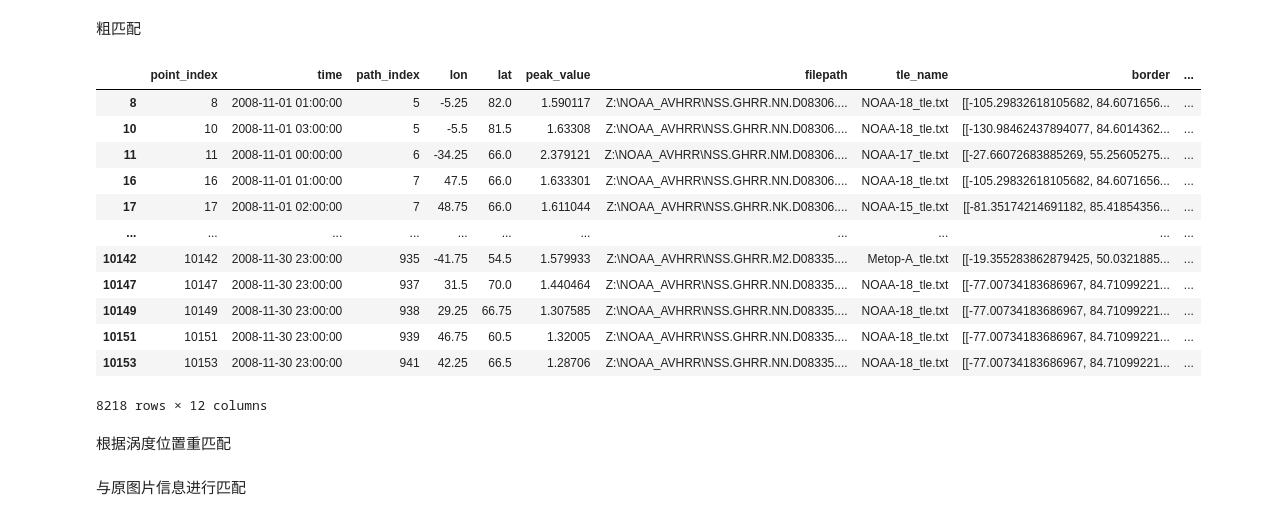
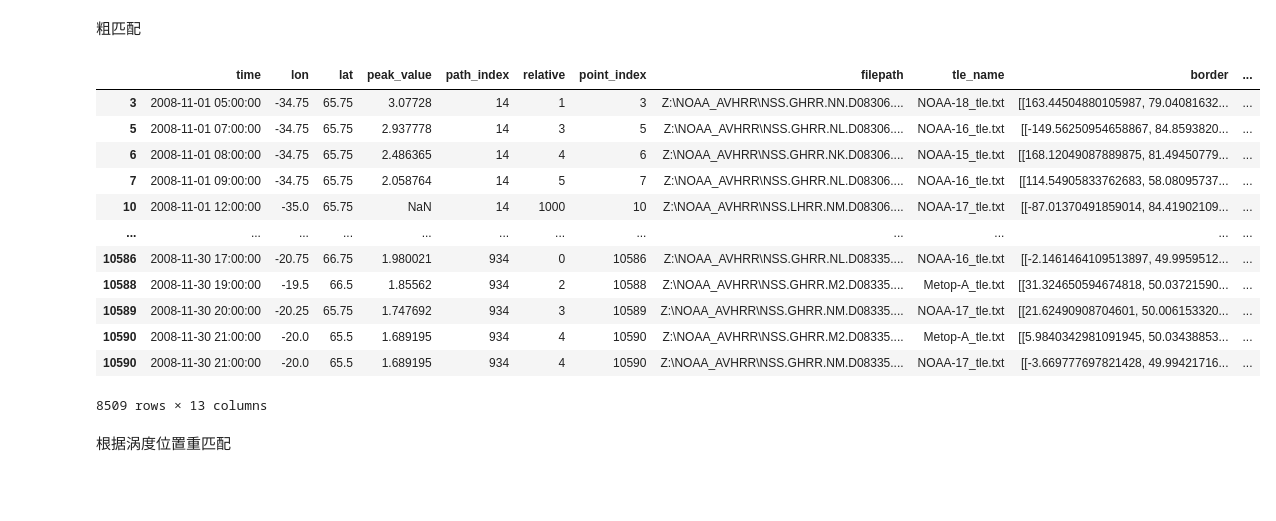
Before and after one commit to thebluewind/IMPMCT, a Jupyter notebook: AVHRR_matched.ipynb, the cells around one changed output. Cells and saved outputs as stored; diff of their text form; code cells hidden in the pictures; blank space fills up the shorter version.

```diff
--- a/AVHRR_matched.ipynb
+++ b/AVHRR_matched.ipynb
@@ -100,12 +102,9 @@ ERA5_tracks
 | 10153 | 2008-11-30 23:00:00 | 941 | 42.25 | 66.50 | 1.287060 |
 10154 rows × 5 columns
 # %%
-#选择六个时次以上的轨迹
-life_count = ERA5_tracks.value_counts('path_index').reset_index()
-ERA5_tracks = ERA5_tracks.loc[ERA5_tracks.path_index.isin(life_count.loc[life_count['count']>5,'path_index'])].copy()
 ERA5_tracks['split_path_index'] = ERA5_tracks['path_index'].values
 #分割距离较长的气旋路径
-threshold = 200#KM,当距离超过200KM时认为路径断开，这种情况常常因为涡旋区域的中心发生了改变，这样处理认为改变后的涡旋为新生涡旋，原涡旋为衰退涡旋
+threshold = 200#KM,当距离超过200KM时且涡度小于1.5时，认为路径断开，这种情况常常因为涡旋区域的中心发生了改变，这样处理认为改变后的涡旋为新生涡旋，原涡旋为衰退涡旋
 path_reindex = ERA5_tracks.path_index.max()+1
 new_track_record = []
 for path_index in tqdm(ERA5_tracks.path_index.unique()):
@@ -118,10 +117,12 @@ for path_index in tqdm(ERA5_tracks.path_index.unique()):
     for i in range(len(track_seg)-1):
         #第一段按照原来的Path_index
         temp_track = pick_track[track_seg[i]:track_seg[i+1]].copy()
-        if (i>0)&(temp_track.iloc[0].peak_value<2):
+        if (i>0)&(temp_track.iloc[0].peak_value<1.8):
             temp_track.split_path_index= path_reindex
             path_reindex += 1
         new_track_record.append(temp_track)
 #去除强度分割得到的中间path_index
-ERA5_tracks = pd.concat(new_track_record,axis=0)
-ERA5_tracks
+ERA5_tracks = pd.concat(new_track_record,axis=0).drop(columns=['path_index']).rename(columns={'split_path_index':'path_index'})
+#选择六个时次以上的轨迹
+life_count = ERA5_tracks.value_counts('path_index').reset_index()
+ERA5_tracks = ERA5_tracks.loc[ERA5_tracks.path_index.isin(life_count.loc[life_count['count']>5,'path_index'])].copy()
@@ -161,6 +164,7 @@ AVHRR_info#mean_time:所有50°N以上的平均扫描时间,border:扫描图像
 new = []
 for idx in tqdm(ERA5_tracks.path_index.unique()):
     single_track =ERA5_tracks.loc[ERA5_tracks.path_index==idx].copy().reset_index(drop=True)
+    single_track['relative'] = np.arange(len(single_track))
     start = pd.DataFrame(single_track.iloc[0]).T
     end = pd.DataFrame(single_track.iloc[-1]).T
     end_index = len(single_track)-1
@@ -252,25 +241,25 @@ def judge_match(candidate_track,AVHRR_info):
 # %%
 result  = []
 for idx in tqdm(range(len(ERA5_tracks)),desc='匹配中',position=1):
     candidate_track = ERA5_tracks.iloc[idx]
     temp = judge_match(ERA5_tracks.iloc[idx],AVHRR_info)
     result += temp
-result = pd.concat(result,axis=0)
-result
+ERA5_matched = pd.concat(result,axis=0)
+ERA5_matched
 # %% [output]
-|  | point_index | time | path_index | lon | lat | peak_value | filepath | tle_name | border | ... |
-| 8 | 8 | 2008-11-01 01:00:00 | 5 | -5.25 | 82.0 | 1.590117 | Z:\NOAA_AVHRR\NSS.GHRR.NN.D08306.... | NOAA-18_tle.txt | [[-105.29832618105682, 84.6071656... | ... |
-| 10 | 10 | 2008-11-01 03:00:00 | 5 | -5.5 | 81.5 | 1.63308 | Z:\NOAA_AVHRR\NSS.GHRR.NN.D08306.... | NOAA-18_tle.txt | [[-130.98462437894077, 84.6014362... | ... |
-| 11 | 11 | 2008-11-01 00:00:00 | 6 | -34.25 | 66.0 | 2.379121 | Z:\NOAA_AVHRR\NSS.GHRR.NM.D08306.... | NOAA-17_tle.txt | [[-27.66072683885269, 55.25605275... | ... |
-| 16 | 16 | 2008-11-01 01:00:00 | 7 | 47.5 | 66.0 | 1.633301 | Z:\NOAA_AVHRR\NSS.GHRR.NN.D08306.... | NOAA-18_tle.txt | [[-105.29832618105682, 84.6071656... | ... |
-| 17 | 17 | 2008-11-01 02:00:00 | 7 | 48.75 | 66.0 | 1.611044 | Z:\NOAA_AVHRR\NSS.GHRR.NK.D08306.... | NOAA-15_tle.txt | [[-81.35174214691182, 85.41854356... | ... |
-| ... | ... | ... | ... | ... | ... | ... | ... | ... | ... | ... |
-| 10142 | 10142 | 2008-11-30 23:00:00 | 935 | -41.75 | 54.5 | 1.579933 | Z:\NOAA_AVHRR\NSS.GHRR.M2.D08335.... | Metop-A_tle.txt | [[-19.355283862879425, 50.0321885... | ... |
-| 10147 | 10147 | 2008-11-30 23:00:00 | 937 | 31.5 | 70.0 | 1.440464 | Z:\NOAA_AVHRR\NSS.GHRR.NN.D08335.... | NOAA-18_tle.txt | [[-77.00734183686967, 84.71099221... | ... |
-| 10149 | 10149 | 2008-11-30 23:00:00 | 938 | 29.25 | 66.75 | 1.307585 | Z:\NOAA_AVHRR\NSS.GHRR.NN.D08335.... | NOAA-18_tle.txt | [[-77.00734183686967, 84.71099221... | ... |
-| 10151 | 10151 | 2008-11-30 23:00:00 | 939 | 46.75 | 60.5 | 1.32005 | Z:\NOAA_AVHRR\NSS.GHRR.NN.D08335.... | NOAA-18_tle.txt | [[-77.00734183686967, 84.71099221... | ... |
-| 10153 | 10153 | 2008-11-30 23:00:00 | 941 | 42.25 | 66.5 | 1.28706 | Z:\NOAA_AVHRR\NSS.GHRR.NN.D08335.... | NOAA-18_tle.txt | [[-77.00734183686967, 84.71099221... | ... |
+|  | time | lon | lat | peak_value | path_index | relative | point_index | filepath | tle_name | border | ... |
+| 3 | 2008-11-01 05:00:00 | -34.75 | 65.75 | 3.07728 | 14 | 1 | 3 | Z:\NOAA_AVHRR\NSS.GHRR.NN.D08306.... | NOAA-18_tle.txt | [[163.44504880105987, 79.04081632... | ... |
+| 5 | 2008-11-01 07:00:00 | -34.75 | 65.75 | 2.937778 | 14 | 3 | 5 | Z:\NOAA_AVHRR\NSS.GHRR.NL.D08306.... | NOAA-16_tle.txt | [[-149.56250954658867, 84.8593820... | ... |
+| 6 | 2008-11-01 08:00:00 | -34.75 | 65.75 | 2.486365 | 14 | 4 | 6 | Z:\NOAA_AVHRR\NSS.GHRR.NK.D08306.... | NOAA-15_tle.txt | [[168.12049087889875, 81.49450779... | ... |
+| 7 | 2008-11-01 09:00:00 | -34.75 | 65.75 | 2.058764 | 14 | 5 | 7 | Z:\NOAA_AVHRR\NSS.GHRR.NL.D08306.... | NOAA-16_tle.txt | [[114.54905833762683, 58.08095737... | ... |
+| 10 | 2008-11-01 12:00:00 | -35.0 | 65.75 | NaN | 14 | 1000 | 10 | Z:\NOAA_AVHRR\NSS.LHRR.NM.D08306.... | NOAA-17_tle.txt | [[-87.01370491859014, 84.41902109... | ... |
+| ... | ... | ... | ... | ... | ... | ... | ... | ... | ... | ... | ... |
+| 10586 | 2008-11-30 17:00:00 | -20.75 | 66.75 | 1.980021 | 934 | 0 | 10586 | Z:\NOAA_AVHRR\NSS.GHRR.NL.D08335.... | NOAA-16_tle.txt | [[-2.1461464109513897, 49.9959512... | ... |
+| 10588 | 2008-11-30 19:00:00 | -19.5 | 66.5 | 1.85562 | 934 | 2 | 10588 | Z:\NOAA_AVHRR\NSS.GHRR.M2.D08335.... | Metop-A_tle.txt | [[31.324650594674818, 50.03721590... | ... |
+| 10589 | 2008-11-30 20:00:00 | -20.25 | 65.75 | 1.747692 | 934 | 3 | 10589 | Z:\NOAA_AVHRR\NSS.GHRR.NM.D08335.... | NOAA-17_tle.txt | [[21.62490908704601, 50.006153320... | ... |
+| 10590 | 2008-11-30 21:00:00 | -20.0 | 65.5 | 1.689195 | 934 | 4 | 10590 | Z:\NOAA_AVHRR\NSS.GHRR.M2.D08335.... | Metop-A_tle.txt | [[5.9840342981091945, 50.03438853... | ... |
+| 10590 | 2008-11-30 21:00:00 | -20.0 | 65.5 | 1.689195 | 934 | 4 | 10590 | Z:\NOAA_AVHRR\NSS.GHRR.NM.D08335.... | NOAA-17_tle.txt | [[-3.669777697821428, 49.99421716... | ... |
-8218 rows × 12 columns
+8509 rows × 13 columns
 # %% [markdown]
 根据涡度位置重匹配
 # %%
@@ -340,2 +282,0 @@ def nor_urlinfo2fig(ax,IR,AV_lons,AV_lats,central_lon,central_lat,border):
-# %% [markdown]
-与原图片信息进行匹配
```
Also changed, not shown: parts of 32 cells of this notebook, 6 other files.
